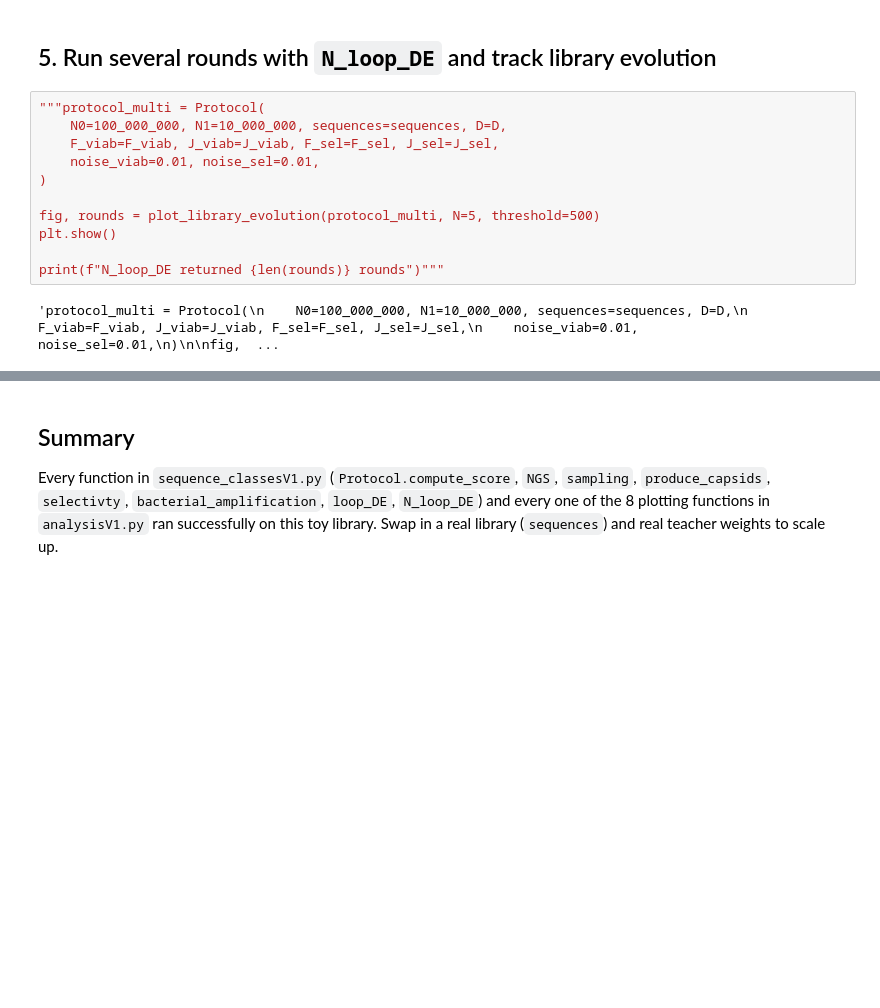
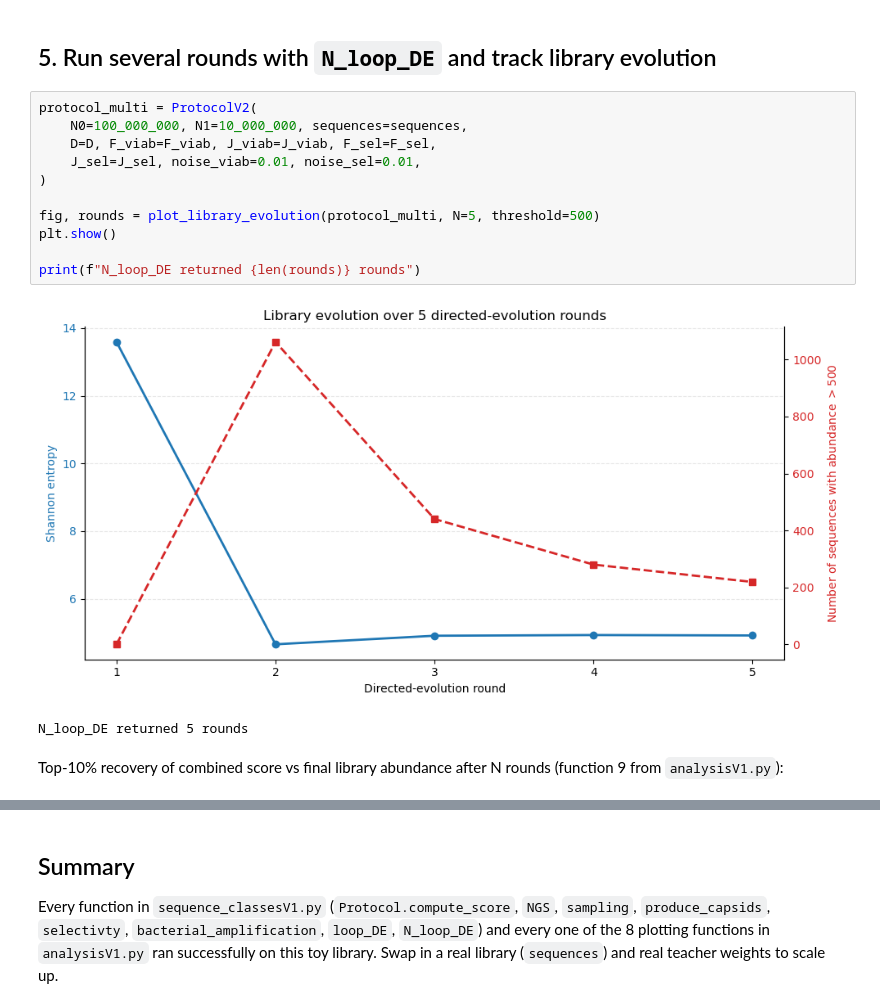
Before and after one commit to merlin-cc/Directed-Evolution-loop, a Jupyter notebook: Modelization_V1/DE_loopV1.ipynb, the cells around one changed output, grey strips where cells are left out. Cells and saved outputs as stored; diff of their text form; blank space fills up the shorter version.

```diff
--- a/Modelization_V1/DE_loopV1.ipynb
+++ b/Modelization_V1/DE_loopV1.ipynb
@@ -179,15 +186,18 @@ plt.show()
 # %% [markdown]
 ## 5. Run several rounds with `N_loop_DE` and track library evolution
 # %%
-"""protocol_multi = Protocol(
-    N0=100_000_000, N1=10_000_000, sequences=sequences, D=D,
-    F_viab=F_viab, J_viab=J_viab, F_sel=F_sel, J_sel=J_sel,
-    noise_viab=0.01, noise_sel=0.01,
+protocol_multi = ProtocolV2(
+    N0=100_000_000, N1=10_000_000, sequences=sequences,
+    D=D, F_viab=F_viab, J_viab=J_viab, F_sel=F_sel,
+    J_sel=J_sel, noise_viab=0.01, noise_sel=0.01,
 )
 
 fig, rounds = plot_library_evolution(protocol_multi, N=5, threshold=500)
 plt.show()
 
-print(f"N_loop_DE returned {len(rounds)} rounds")"""
+print(f"N_loop_DE returned {len(rounds)} rounds")
 # %% [output]
+[figure, added]
-'protocol_multi = Protocol(\n    N0=100_000_000, N1=10_000_000, sequences=sequences, D=D,\n    F_viab=F_viab, J_viab=J_viab, F_sel=F_sel, J_sel=J_sel,\n    noise_viab=0.01, noise_sel=0.01,\n)\n\nfig,  ...
+N_loop_DE returned 5 rounds
+# %% [markdown]
+Top-10% recovery of combined score vs final library abundance after N rounds (function 9 from `analysisV1.py`):
```
Also changed, not shown: parts of 10 cells of this notebook, 2 other files.
